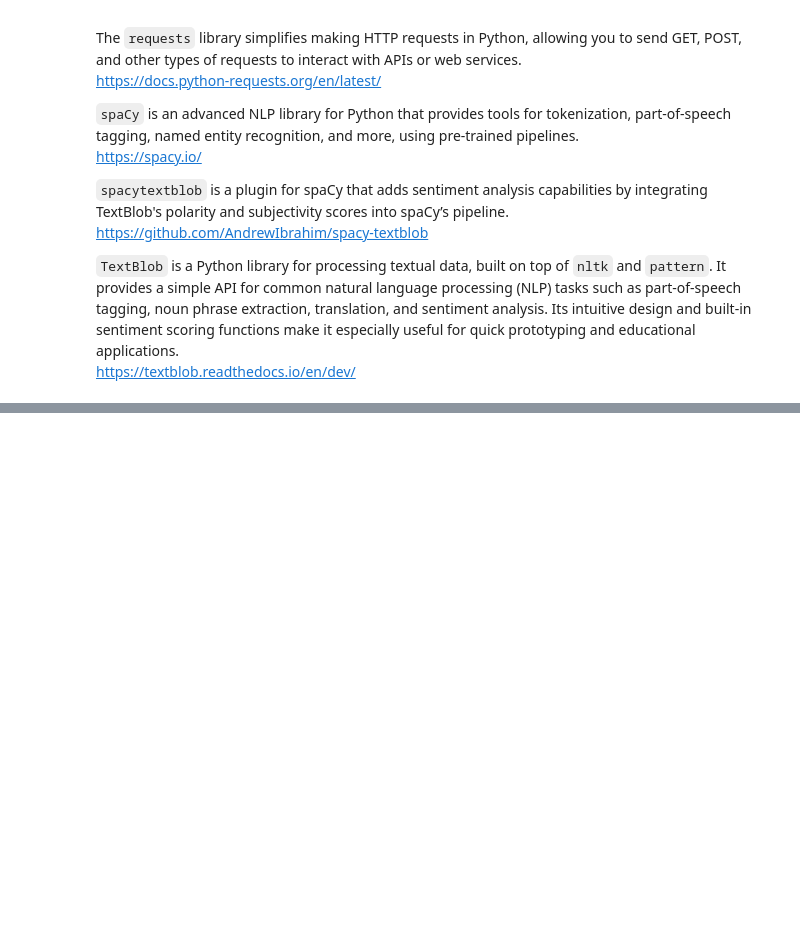
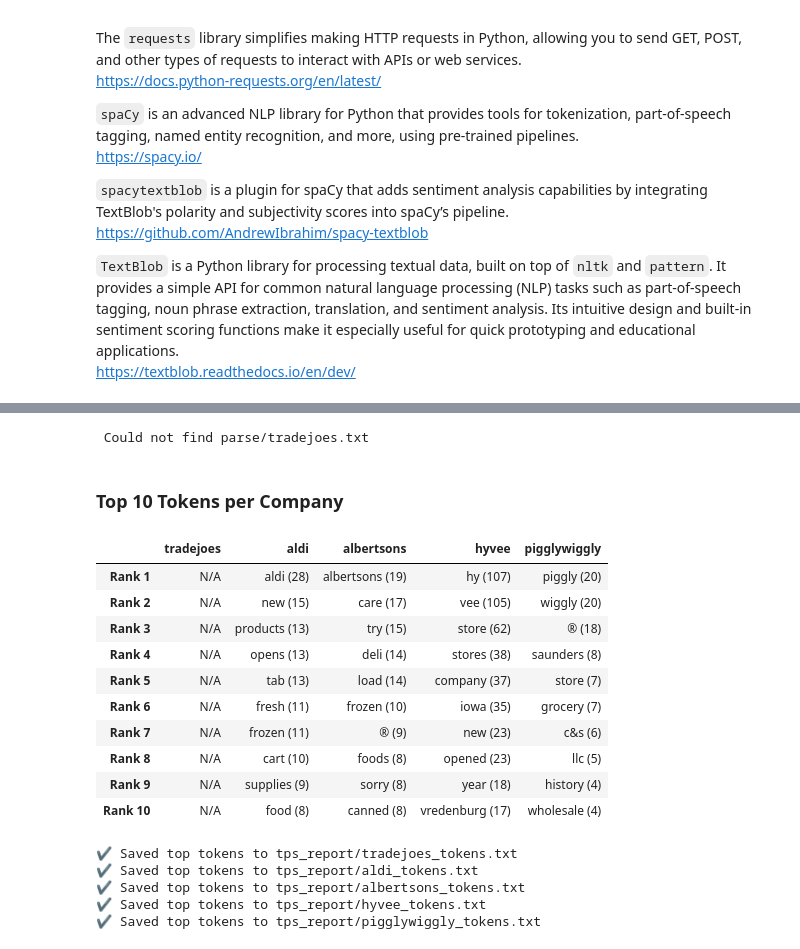
Before and after one commit to Data-Git-Hub/p7_web_compare, a Jupyter notebook: web_compare.ipynb, the cells around one changed output, grey strips where cells are left out. Saved outputs shown, nothing was run; the diff lists cells and outputs as text; code cells hidden in the pictures; blank space fills up the shorter version.

```diff
--- a/web_compare.ipynb
+++ b/web_compare.ipynb
@@ -82,0 +215,77 @@ except OSError:
+# %%
+# Section 3: Analyze Most Frequent Tokens with spaCy (Tabular Output)
+
+os.makedirs("tps_report", exist_ok=True)
+
+companies = ["tradejoes", "aldi", "albertsons", "hyvee", "pigglywiggly"]
+
+# Dictionary to store top tokens for table display
+token_table = {}
+
+for company in companies:
+    try:
+        # Load parsed text
+        with open(f"parse/{company}.txt", "r", encoding="utf-8") as f:
+            text = f.read()
+
+        # Process with spaCy
+        doc = nlp(text)
+
+        # Filter and lowercase tokens
+        filtered_tokens = [
+            token.text.lower()
+            for token in doc
+            if not token.is_stop and not token.is_punct and not token.is_space
+        ]
+
+        # Count frequency and get top 10
+        token_freq = Counter(filtered_tokens)
+        top_tokens = token_freq.most_common(10)
+
+        # Save to file
+        with open(f"tps_report/{company}_tokens.txt", "w", encoding="utf-8") as out_file:
+            for token, freq in top_tokens:
+                out_file.write(f"{token}: {freq}\n")
+
+        # Store formatted tokens for DataFrame
+        token_table[company] = [f"{token} ({freq})" for token, freq in top_tokens]
+
+    except FileNotFoundError:
+        print(f" Could not find parse/{company}.txt")
+        token_table[company] = ["N/A"] * 10
+    except Exception as e:
+        print(f" Error processing {company}: {e}")
+        token_table[company] = ["Error"] * 10
+
+# Convert to DataFrame for tabular display
+token_df = pd.DataFrame(token_table, index=[f"Rank {i+1}" for i in range(10)])
+
+# Display the token table
+display(HTML("<h3> Top 10 Tokens per Company</h3>"))
+display(token_df)
+
+# Print saved confirmation
+for company in companies:
+    print(f"✔ Saved top tokens to tps_report/{company}_tokens.txt")
+
+# Save token frequency table to CSV
+token_df.to_csv("tps_report/token_frequency_table.csv", index=True)
+# %% [output]
+ Could not find parse/tradejoes.txt
+Top 10 Tokens per Company
+|  | tradejoes | aldi | albertsons | hyvee | pigglywiggly |
+| Rank 1 | N/A | aldi (28) | albertsons (19) | hy (107) | piggly (20) |
+| Rank 2 | N/A | new (15) | care (17) | vee (105) | wiggly (20) |
+| Rank 3 | N/A | products (13) | try (15) | store (62) | ® (18) |
+| Rank 4 | N/A | opens (13) | deli (14) | stores (38) | saunders (8) |
+| Rank 5 | N/A | tab (13) | load (14) | company (37) | store (7) |
+| Rank 6 | N/A | fresh (11) | frozen (10) | iowa (35) | grocery (7) |
+| Rank 7 | N/A | frozen (11) | ® (9) | new (23) | c&s (6) |
+| Rank 8 | N/A | cart (10) | foods (8) | opened (23) | llc (5) |
+| Rank 9 | N/A | supplies (9) | sorry (8) | year (18) | history (4) |
+| Rank 10 | N/A | food (8) | canned (8) | vredenburg (17) | wholesale (4) |
+✔ Saved top tokens to tps_report/tradejoes_tokens.txt
+✔ Saved top tokens to tps_report/aldi_tokens.txt
+✔ Saved top tokens to tps_report/albertsons_tokens.txt
+✔ Saved top tokens to tps_report/hyvee_tokens.txt
+✔ Saved top tokens to tps_report/pigglywiggly_tokens.txt
```
Also changed, not shown: parts of 12 cells of this notebook, 31 other files.
